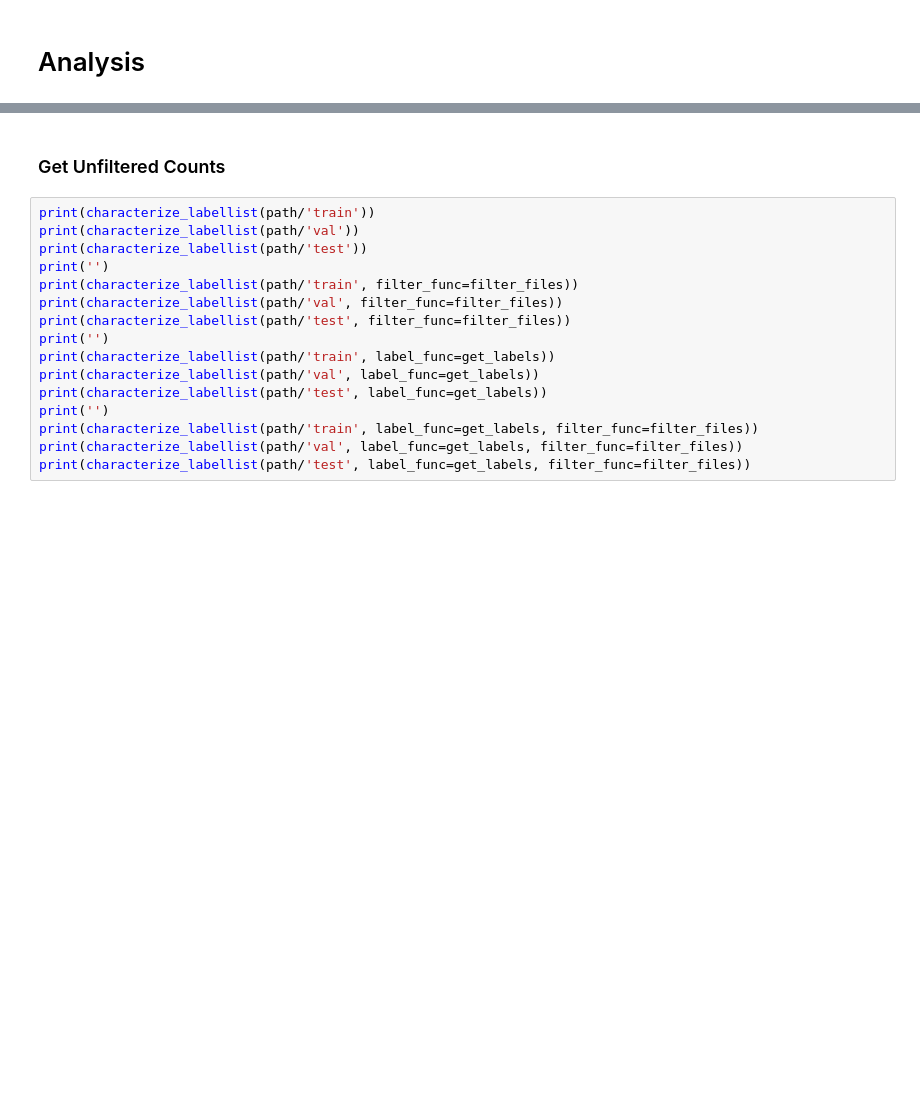
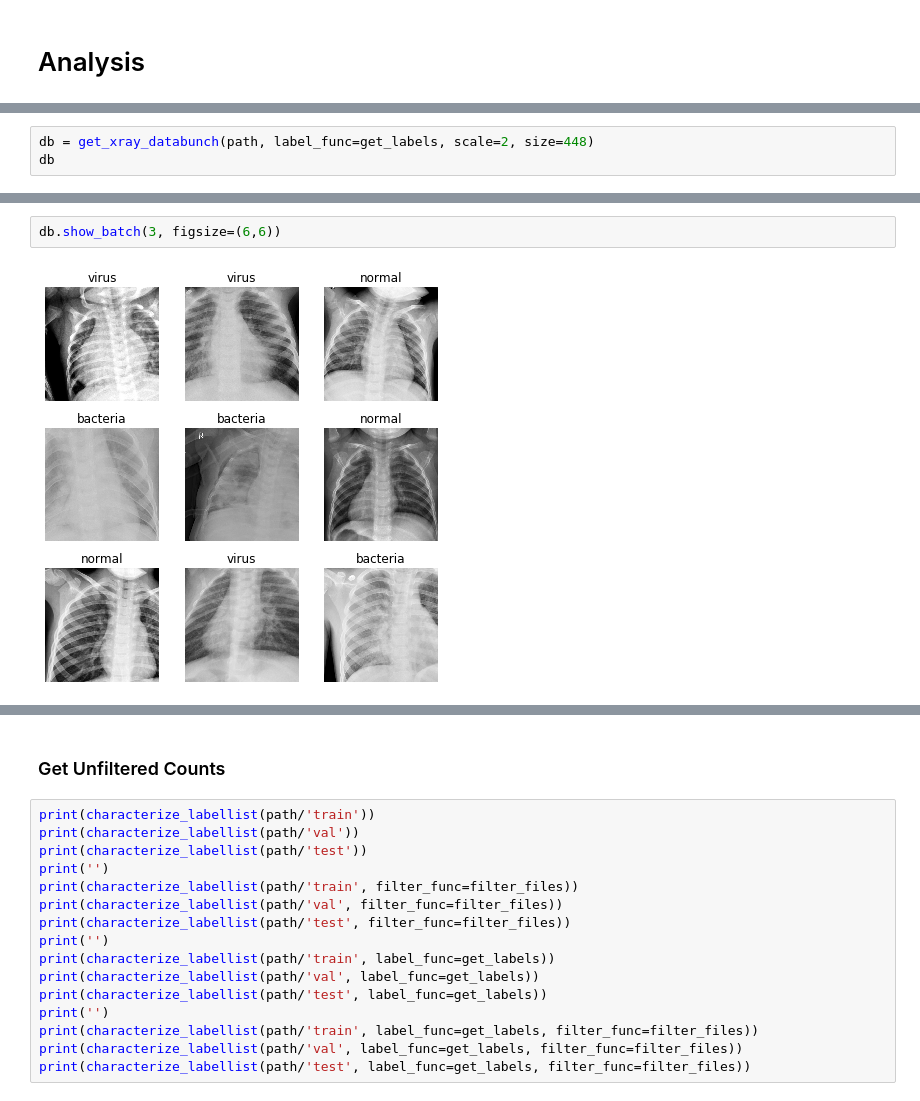
Before and after one commit to williamsdoug/ChestXRay, a Jupyter notebook: Pneumonia Balanced Databunches.ipynb, the cells around one changed output, grey strips where cells are left out. Saved outputs shown, nothing was run; the diff lists cells and outputs as text; blank space fills up the shorter version.

```diff
--- a/Pneumonia Balanced Databunches.ipynb
+++ b/Pneumonia Balanced Databunches.ipynb
@@ -53,0 +98,3 @@ def default_transforms():
+# %%
+db = get_xray_databunch(path, label_func=get_labels, scale=2, size=448)
+db
@@ -53,0 +136,4 @@ def default_transforms():
+# %%
+db.show_batch(3, figsize=(6,6))
+# %% [output]
+[figure, added]
```
Also changed, not shown: parts of 25 cells of this notebook, 2 other files.
